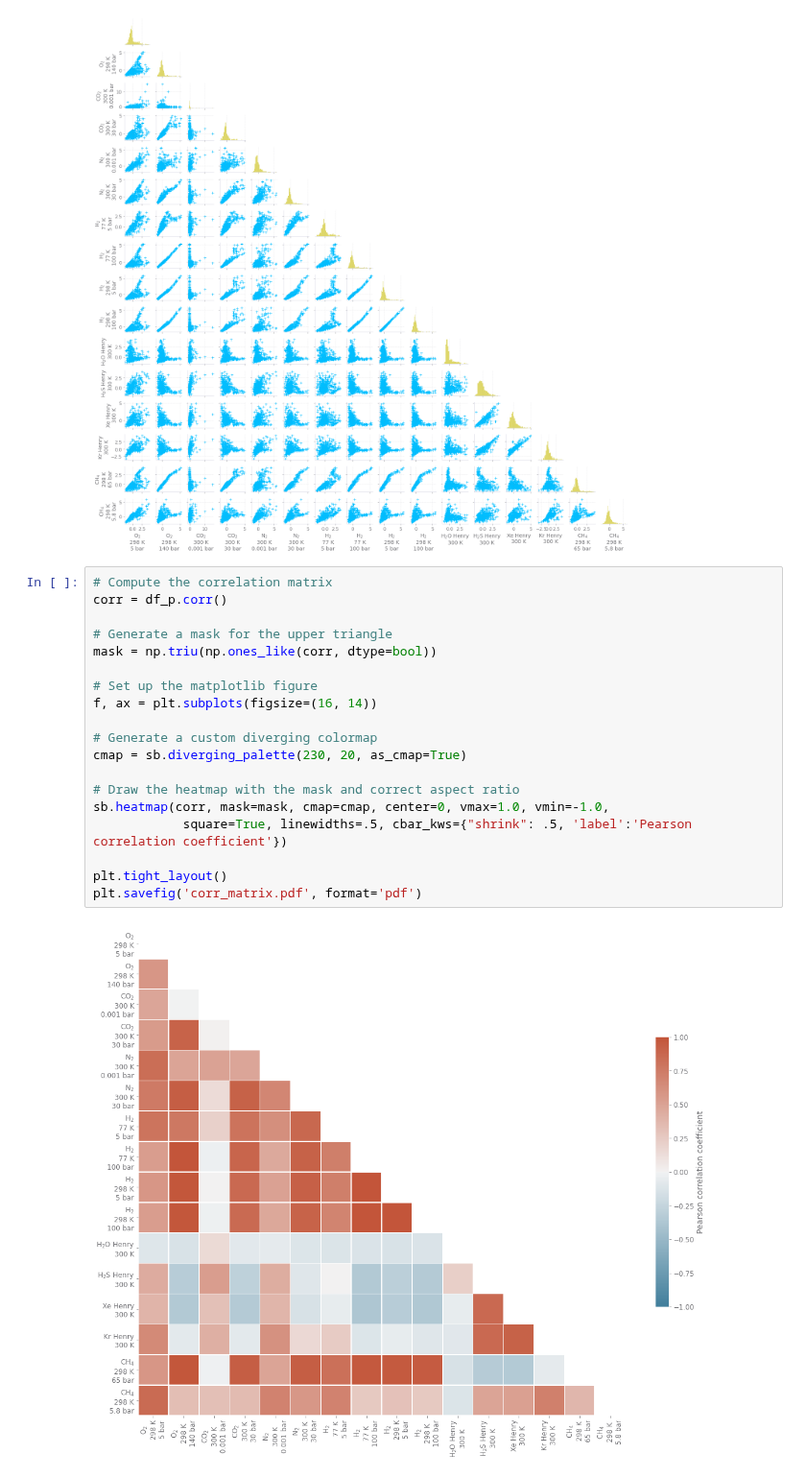
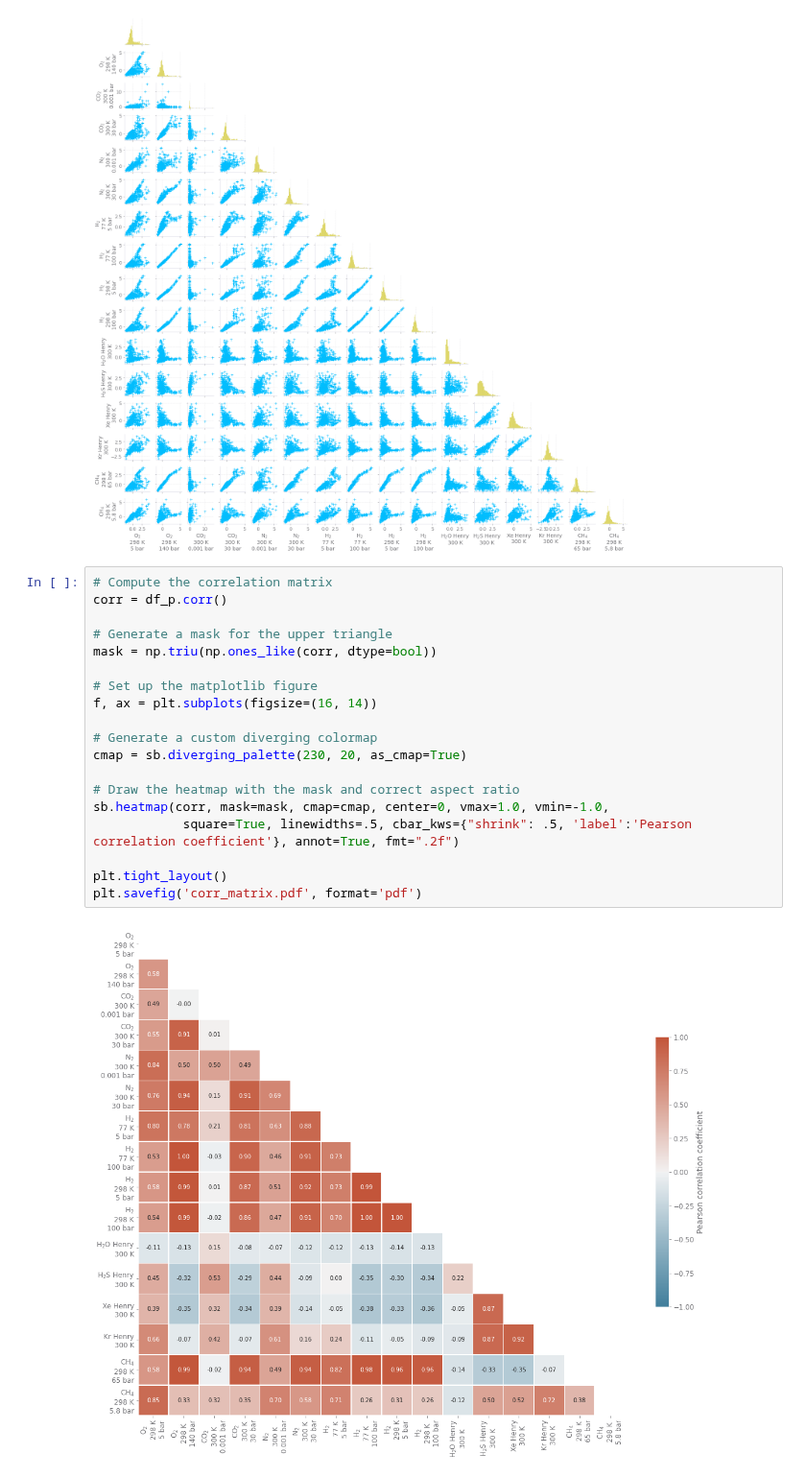
Before and after one commit to SimonEnsemble/material_recommendation_system, a Jupyter notebook: seaborn_stuff.ipynb, the cells around one changed output. Shown at 96% size. Saved outputs shown, nothing was run; the diff lists cells and outputs as text.

Commit message:
print correlation in heat map

```diff
--- a/seaborn_stuff.ipynb
+++ b/seaborn_stuff.ipynb
@@ -68,21 +81,21 @@ plt.savefig("scatterplot_matrix.png", dpi=300, format="png")
 # %%
 # Compute the correlation matrix
 corr = df_p.corr()
 
 # Generate a mask for the upper triangle
 mask = np.triu(np.ones_like(corr, dtype=bool))
 
 # Set up the matplotlib figure
 f, ax = plt.subplots(figsize=(16, 14))
 
 # Generate a custom diverging colormap
 cmap = sb.diverging_palette(230, 20, as_cmap=True)
 
 # Draw the heatmap with the mask and correct aspect ratio
 sb.heatmap(corr, mask=mask, cmap=cmap, center=0, vmax=1.0, vmin=-1.0,
-            square=True, linewidths=.5, cbar_kws={"shrink": .5, 'label':'Pearson correlation coefficient'})
+            square=True, linewidths=.5, cbar_kws={"shrink": .5, 'label':'Pearson correlation coefficient'}, annot=True, fmt=".2f")
 
 plt.tight_layout()
 plt.savefig('corr_matrix.pdf', format='pdf')
 # %% [output]
-[figure, old version]
+[figure, new version]
```
Also changed, not shown: parts of 4 cells of this notebook.
